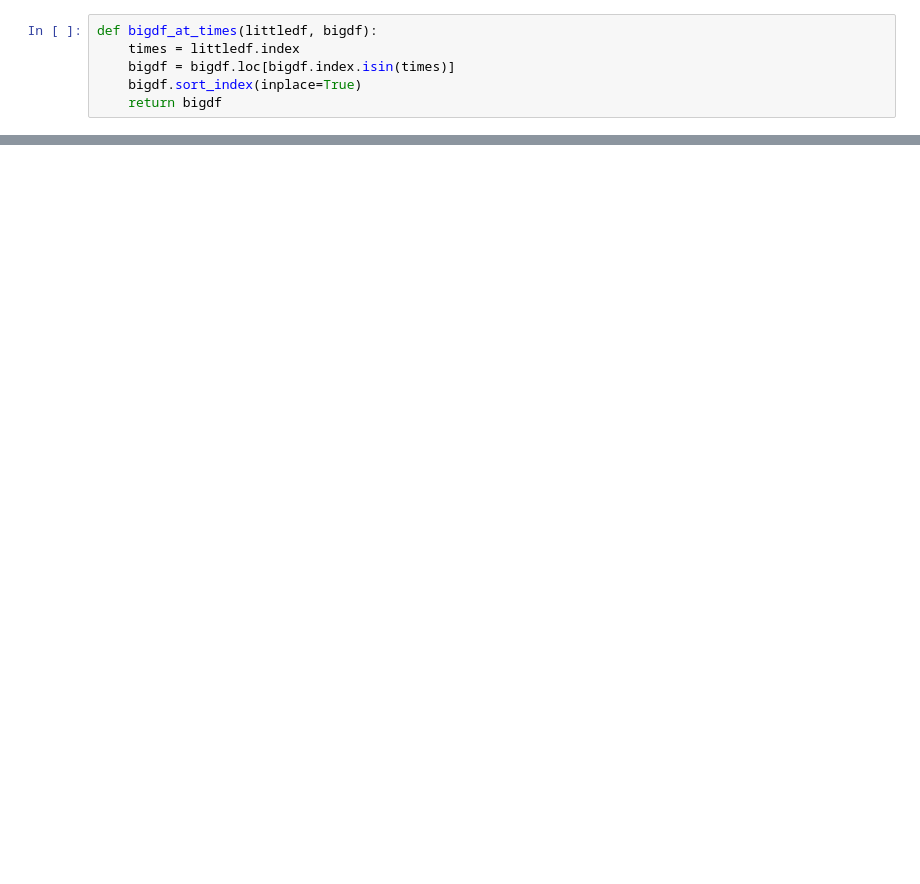
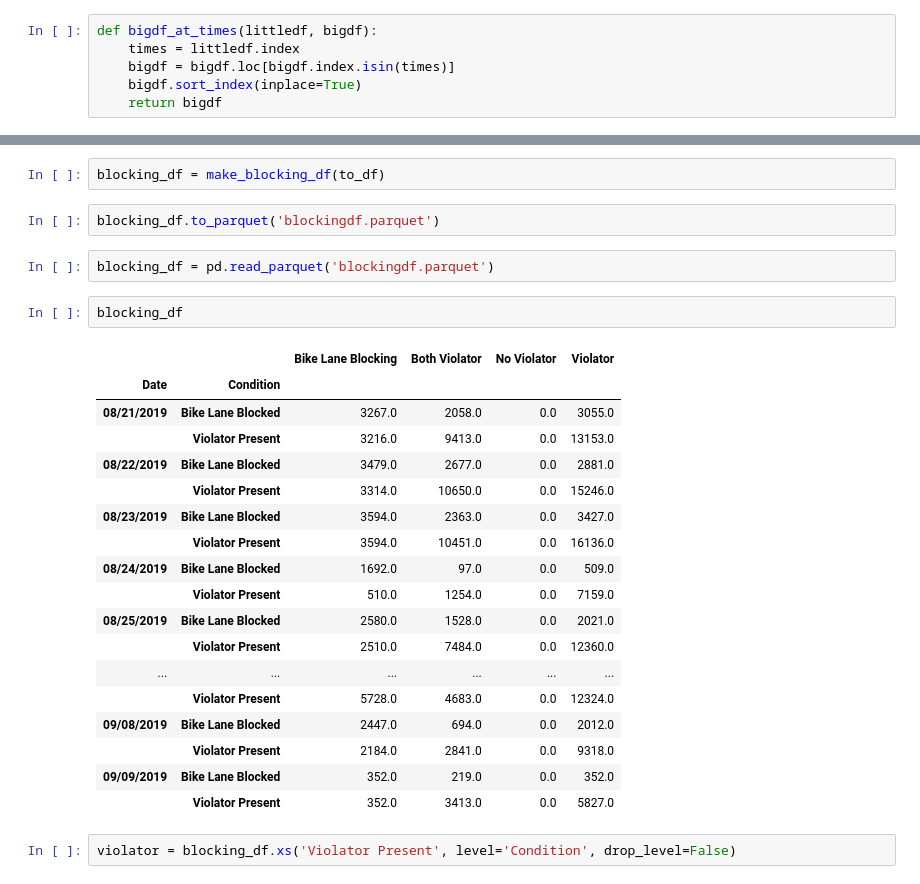
Before and after one commit to ucla-its/curb-analysis-visuals, a Jupyter notebook: AnalyzeBetter.ipynb, the cells around one changed output, grey strips where cells are left out. Drawn from its saved outputs; the diff is of its cells as text; blank space fills up the shorter version.

```diff
--- a/AnalyzeBetter.ipynb
+++ b/AnalyzeBetter.ipynb
@@ -186,0 +233,29 @@ df
+# %%
+blocking_df = make_blocking_df(to_df)
+# %%
+blocking_df.to_parquet('blockingdf.parquet')
+# %%
+blocking_df = pd.read_parquet('blockingdf.parquet')
+# %%
+blocking_df
+# %% [output]
+|  |  | Bike Lane Blocking | Both Violator | No Violator | Violator |
+| Date | Condition |  |  |  |  |
+| 08/21/2019 | Bike Lane Blocked | 3267.0 | 2058.0 | 0.0 | 3055.0 |
+|  | Violator Present | 3216.0 | 9413.0 | 0.0 | 13153.0 |
+| 08/22/2019 | Bike Lane Blocked | 3479.0 | 2677.0 | 0.0 | 2881.0 |
+|  | Violator Present | 3314.0 | 10650.0 | 0.0 | 15246.0 |
+| 08/23/2019 | Bike Lane Blocked | 3594.0 | 2363.0 | 0.0 | 3427.0 |
+|  | Violator Present | 3594.0 | 10451.0 | 0.0 | 16136.0 |
+| 08/24/2019 | Bike Lane Blocked | 1692.0 | 97.0 | 0.0 | 509.0 |
+|  | Violator Present | 510.0 | 1254.0 | 0.0 | 7159.0 |
+| 08/25/2019 | Bike Lane Blocked | 2580.0 | 1528.0 | 0.0 | 2021.0 |
+|  | Violator Present | 2510.0 | 7484.0 | 0.0 | 12360.0 |
+| ... | ... | ... | ... | ... | ... |
+|  | Violator Present | 5728.0 | 4683.0 | 0.0 | 12324.0 |
+| 09/08/2019 | Bike Lane Blocked | 2447.0 | 694.0 | 0.0 | 2012.0 |
+|  | Violator Present | 2184.0 | 2841.0 | 0.0 | 9318.0 |
+| 09/09/2019 | Bike Lane Blocked | 352.0 | 219.0 | 0.0 | 352.0 |
+|  | Violator Present | 352.0 | 3413.0 | 0.0 | 5827.0 |
+# %%
+violator = blocking_df.xs('Violator Present', level='Condition', drop_level=False)
```
Also changed, not shown: parts of 31 cells of this notebook, 4 other files.
